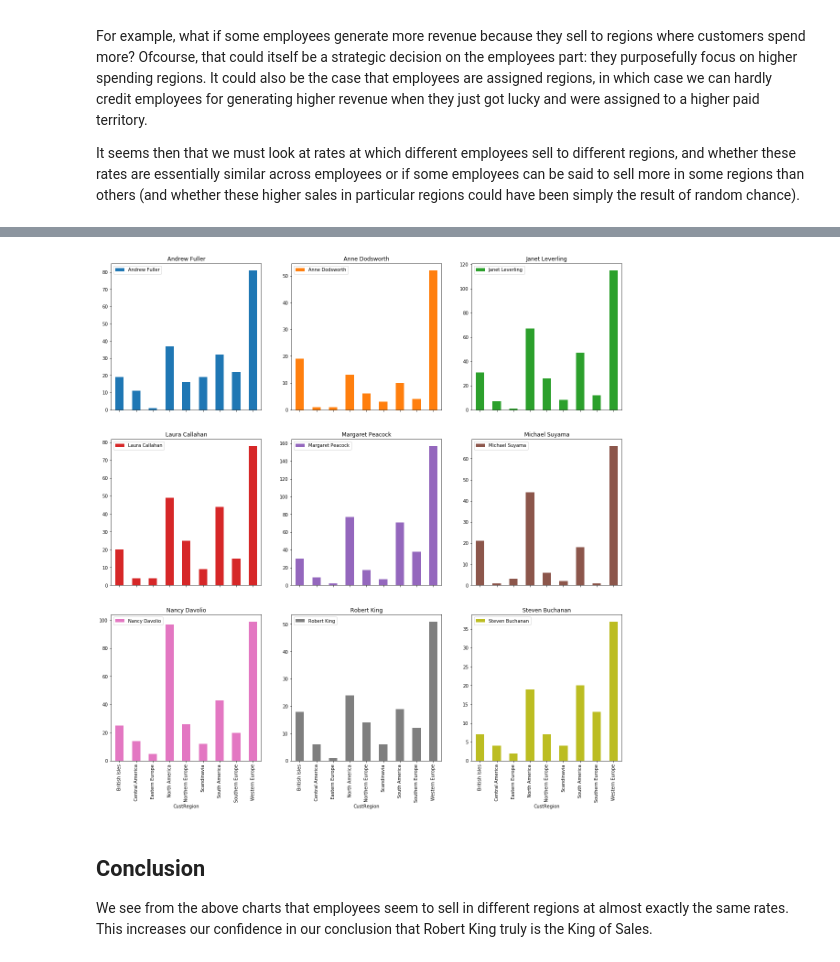
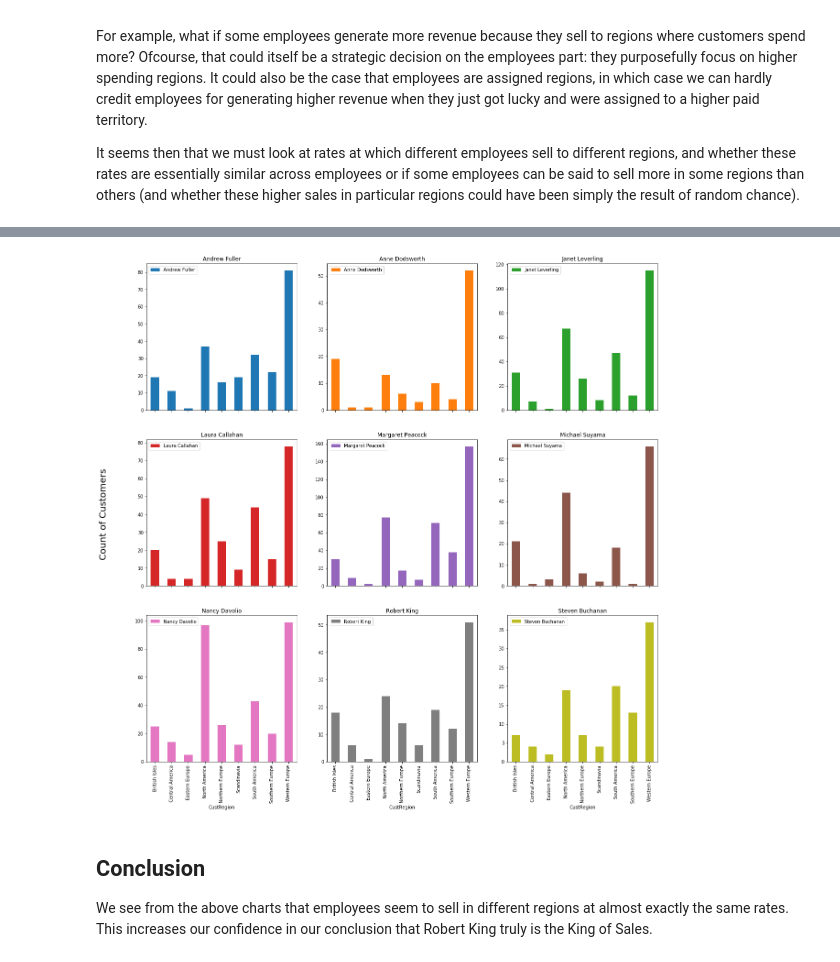
Before and after one commit to thekhan314/dsc-mod-3-project-online-ds-sp-000, a Jupyter notebook: KhanMod3ProjectMain.ipynb, the cells around one changed output, grey strips where cells are left out. Saved outputs shown, nothing was run; the diff lists cells and outputs as text; code cells hidden in the pictures.

```diff
--- a/KhanMod3ProjectMain.ipynb
+++ b/KhanMod3ProjectMain.ipynb
@@ -565,9 +575,11 @@ df_empterr = df_empterr.pivot_table(index='CustRegion',columns='EmpName',aggfunc
 df_empterr.columns = df_empterr.columns.droplevel()
 
 display(df_empterr)
-df_empterr.plot(subplots=True,kind='bar',layout=(3,3),figsize=(20,20))
+ax1 = df_empterr.plot(subplots=True,kind='bar',layout=(3,3),figsize=(20,20))
 fig = plt.gcf()
-fig.savefig("EmpSalesByRegion")
+fig.text(0.06, 0.5, 'Count of Customers', ha='center', va='center', rotation='vertical', fontdict={'size':20})
+plt.show()
+fig.savefig('EmpSalesbyRegion2')
 # %% [output]
 | EmpName | Andrew Fuller | Anne Dodsworth | Janet Leverling | Laura Callahan | Margaret Peacock | Michael Suyama | ... |
 | CustRegion |  |  |  |  |  |  | ... |
@@ -583,4 +595,4 @@ fig.savefig("EmpSalesByRegion")
-[figure, old version]
+[figure, new version]
 # %% [markdown]
 ## Conclusion
 We see from the above charts that employees seem to sell in different regions at almost exactly the same rates. This increases our confidence in our conclusion that Robert King truly is the King of Sales.
```
Also changed, not shown: parts of 9 cells of this notebook, 11 other files.
